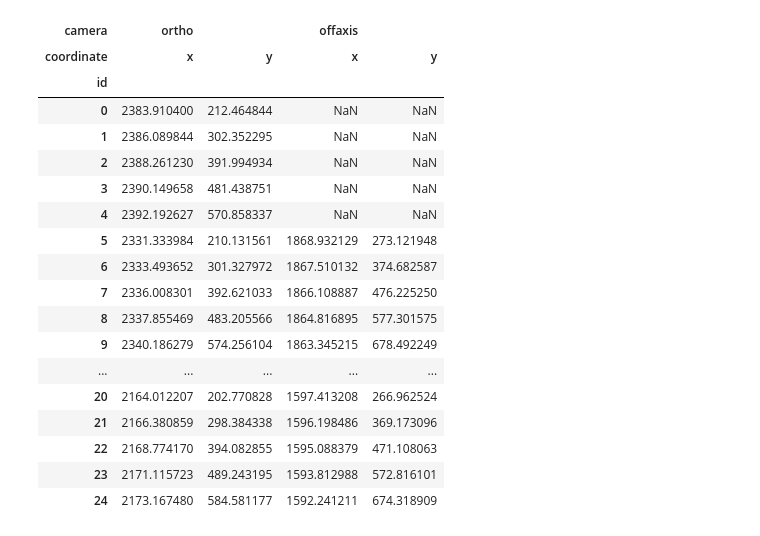
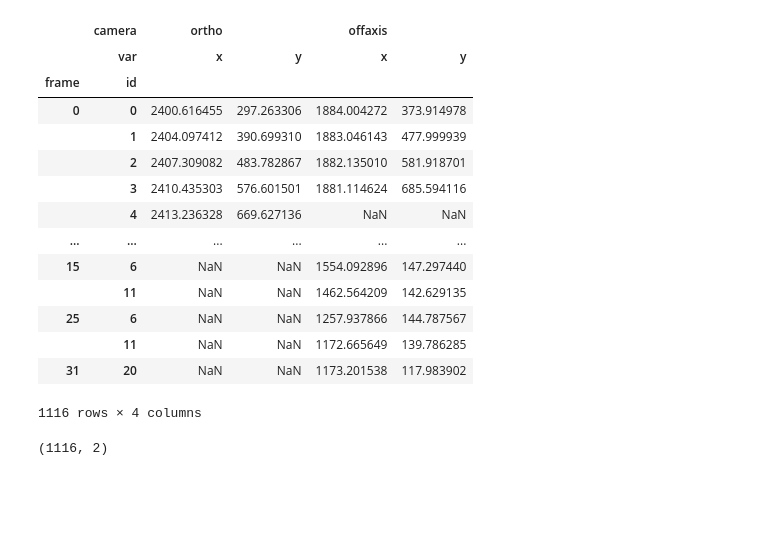
Before and after one commit to tytell/triangulate, a Jupyter notebook: test_calibration.ipynb, the cells around one changed output. Cells and saved outputs as stored; diff of their text form; code cells hidden in the pictures; blank space fills up the shorter version.

```diff
--- a/test_calibration.ipynb
+++ b/test_calibration.ipynb
@@ -76,2 +61,0 @@ rows[1][10]
-# %%
-row_idx = pd.MultiIndex.from_product([['ortho'], [10], rows[1][10]['ids'][:,0]], names=['cammera', 'frame', 'id'])
@@ -101,7 +64,7 @@ df_all = []
 for cam1, rows_cam in zip(camera_names, rows):
     df_cam = []
     col_idx = pd.MultiIndex.from_product([[cam1], ['x', 'y']],
-                                         names = ['camera', 'coordinate'])
+                                         names = ['camera', 'var'])
     for pts1 in rows_cam:
         fr1 = pts1['framenum'][1]
         row_idx = pd.MultiIndex.from_product([[fr1], pts1['ids'][:,0]],
@@ -113,24 +76,24 @@ for cam1, rows_cam in zip(camera_names, rows):
 
 df_all = pd.concat(df_all, axis=1)
 # %%
-df_all.loc[10,]
+df_all
 # %% [output]
-| camera | ortho |  | offaxis |  |
-| coordinate | x | y | x | y |
-| id |  |  |  |  |
-| 0 | 2383.910400 | 212.464844 | NaN | NaN |
-| 1 | 2386.089844 | 302.352295 | NaN | NaN |
-| 2 | 2388.261230 | 391.994934 | NaN | NaN |
-| 3 | 2390.149658 | 481.438751 | NaN | NaN |
-| 4 | 2392.192627 | 570.858337 | NaN | NaN |
-| 5 | 2331.333984 | 210.131561 | 1868.932129 | 273.121948 |
-| 6 | 2333.493652 | 301.327972 | 1867.510132 | 374.682587 |
-| 7 | 2336.008301 | 392.621033 | 1866.108887 | 476.225250 |
-| 8 | 2337.855469 | 483.205566 | 1864.816895 | 577.301575 |
-| 9 | 2340.186279 | 574.256104 | 1863.345215 | 678.492249 |
-| ... | ... | ... | ... | ... |
-| 20 | 2164.012207 | 202.770828 | 1597.413208 | 266.962524 |
-| 21 | 2166.380859 | 298.384338 | 1596.198486 | 369.173096 |
-| 22 | 2168.774170 | 394.082855 | 1595.088379 | 471.108063 |
-| 23 | 2171.115723 | 489.243195 | 1593.812988 | 572.816101 |
-| 24 | 2173.167480 | 584.581177 | 1592.241211 | 674.318909 |
+|  | camera | ortho |  | offaxis |  |
+|  | var | x | y | x | y |
+| frame | id |  |  |  |  |
+| 0 | 0 | 2400.616455 | 297.263306 | 1884.004272 | 373.914978 |
+|  | 1 | 2404.097412 | 390.699310 | 1883.046143 | 477.999939 |
+|  | 2 | 2407.309082 | 483.782867 | 1882.135010 | 581.918701 |
+|  | 3 | 2410.435303 | 576.601501 | 1881.114624 | 685.594116 |
+|  | 4 | 2413.236328 | 669.627136 | NaN | NaN |
+| ... | ... | ... | ... | ... | ... |
+| 15 | 6 | NaN | NaN | 1554.092896 | 147.297440 |
+|  | 11 | NaN | NaN | 1462.564209 | 142.629135 |
+| 25 | 6 | NaN | NaN | 1257.937866 | 144.787567 |
+|  | 11 | NaN | NaN | 1172.665649 | 139.786285 |
+| 31 | 20 | NaN | NaN | 1173.201538 | 117.983902 |
+1116 rows × 4 columns
+# %%
+df_all.loc[:,('ortho',slice(None))].to_numpy().shape
+# %% [output]
+(1116, 2)
```
Also changed, not shown: parts of 27 cells of this notebook, 2 other files.
